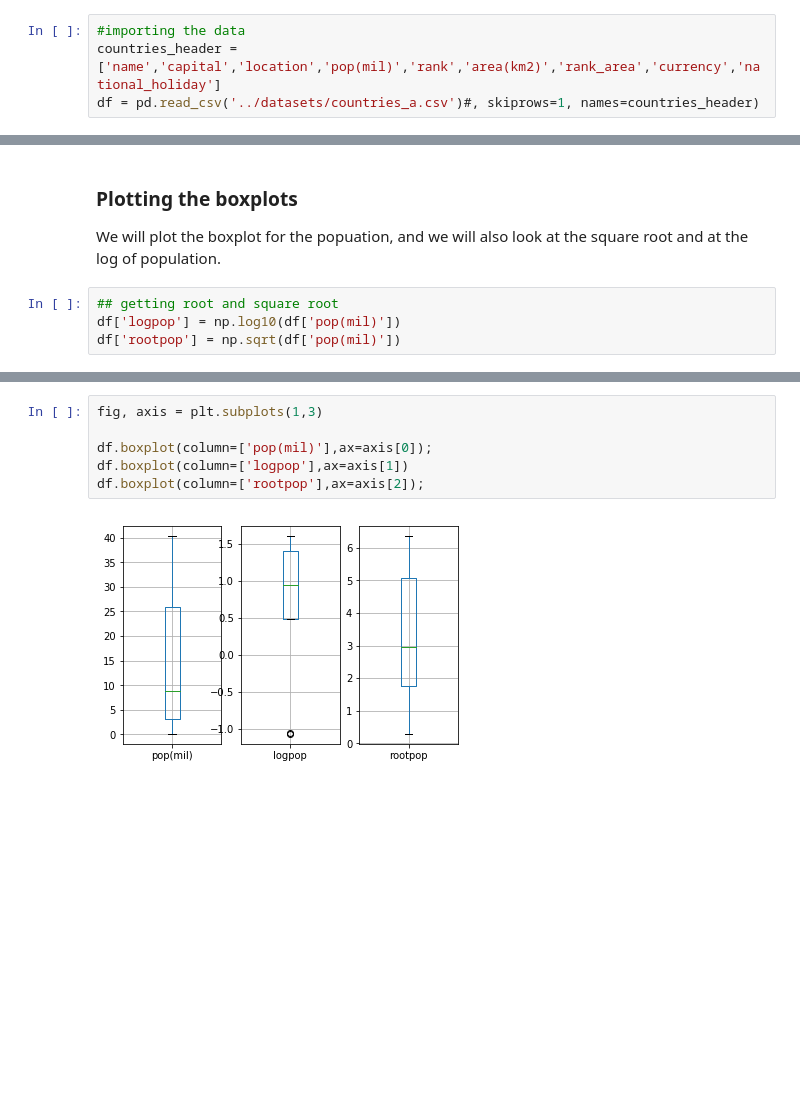
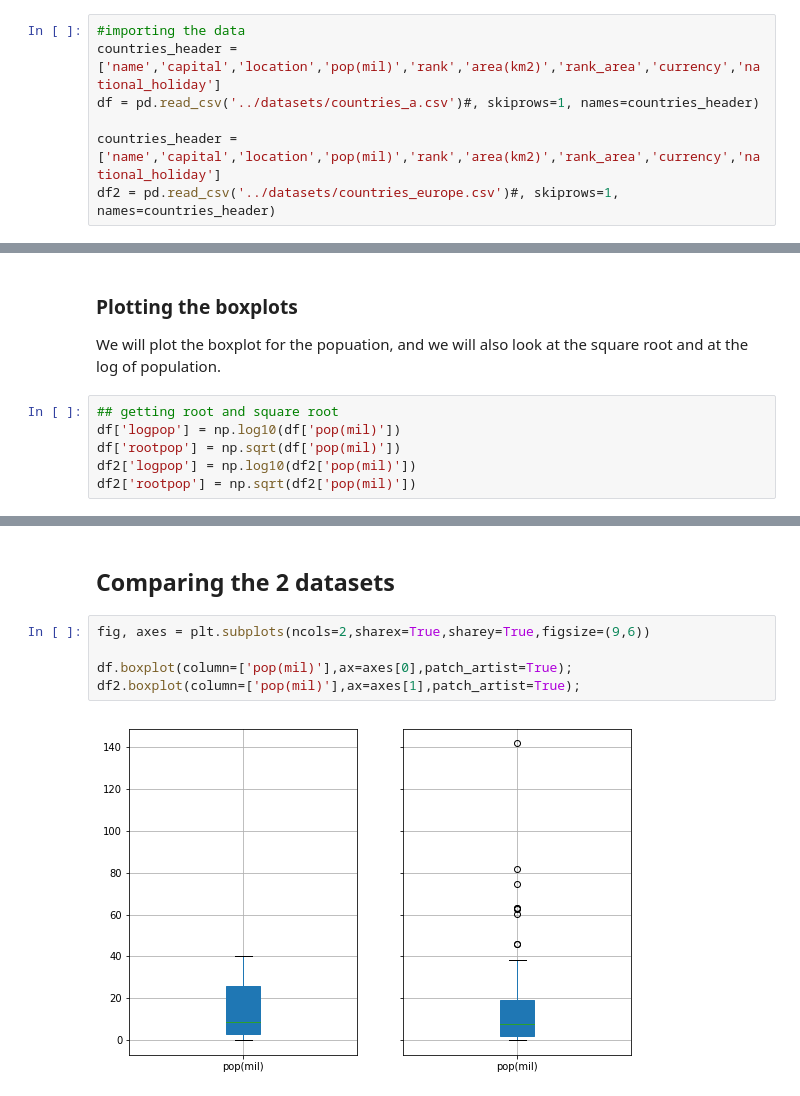
Before and after one commit to terezaif/workshops_data_exploration, a Jupyter notebook: notebooks/Data_summaries.ipynb, the cells around one changed output, grey strips where cells are left out. Saved outputs shown, nothing was run; the diff lists cells and outputs as text; blank space fills up the shorter version.

```diff
--- a/notebooks/Data_summaries.ipynb
+++ b/notebooks/Data_summaries.ipynb
@@ -12,6 +12,9 @@ Let's look at the countries data
 #importing the data
 countries_header = ['name','capital','location','pop(mil)','rank','area(km2)','rank_area','currency','national_holiday']
 df = pd.read_csv('../datasets/countries_a.csv')#, skiprows=1, names=countries_header)
+
+countries_header = ['name','capital','location','pop(mil)','rank','area(km2)','rank_area','currency','national_holiday']
+df2 = pd.read_csv('../datasets/countries_europe.csv')#, skiprows=1, names=countries_header)
 # %% [markdown]
 ### the 5 number summary
 
@@ -41,3 +60,5 @@ We will plot the boxplot for the popuation, and we will also look at the square
 ## getting root and square root
 df['logpop'] = np.log10(df['pop(mil)'])
 df['rootpop'] = np.sqrt(df['pop(mil)'])
+df2['logpop'] = np.log10(df2['pop(mil)'])
+df2['rootpop'] = np.sqrt(df2['pop(mil)'])
@@ -44,8 +73,9 @@ df['rootpop'] = np.sqrt(df['pop(mil)'])
+# %% [markdown]
+## Comparing the 2 datasets
 # %%
-fig, axis = plt.subplots(1,3)
+fig, axes = plt.subplots(ncols=2,sharex=True,sharey=True,figsize=(9,6))
 
-df.boxplot(column=['pop(mil)'],ax=axis[0]);
-df.boxplot(column=['logpop'],ax=axis[1])
-df.boxplot(column=['rootpop'],ax=axis[2]);
+df.boxplot(column=['pop(mil)'],ax=axes[0],patch_artist=True);
+df2.boxplot(column=['pop(mil)'],ax=axes[1],patch_artist=True);
 # %% [output]
-[figure, old version]
+[figure, new version]
```
Also changed, not shown: parts of 8 cells of this notebook, 2 other files.
